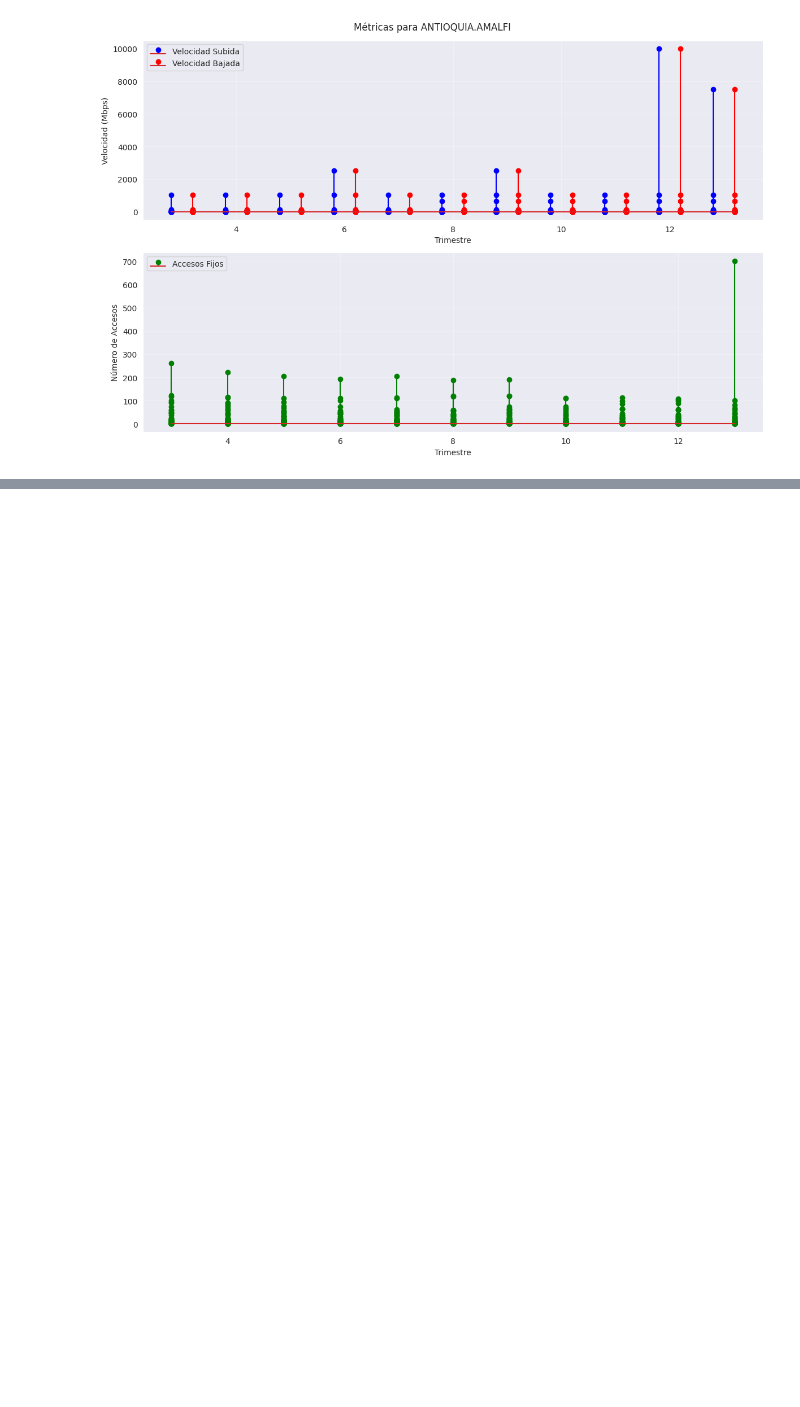
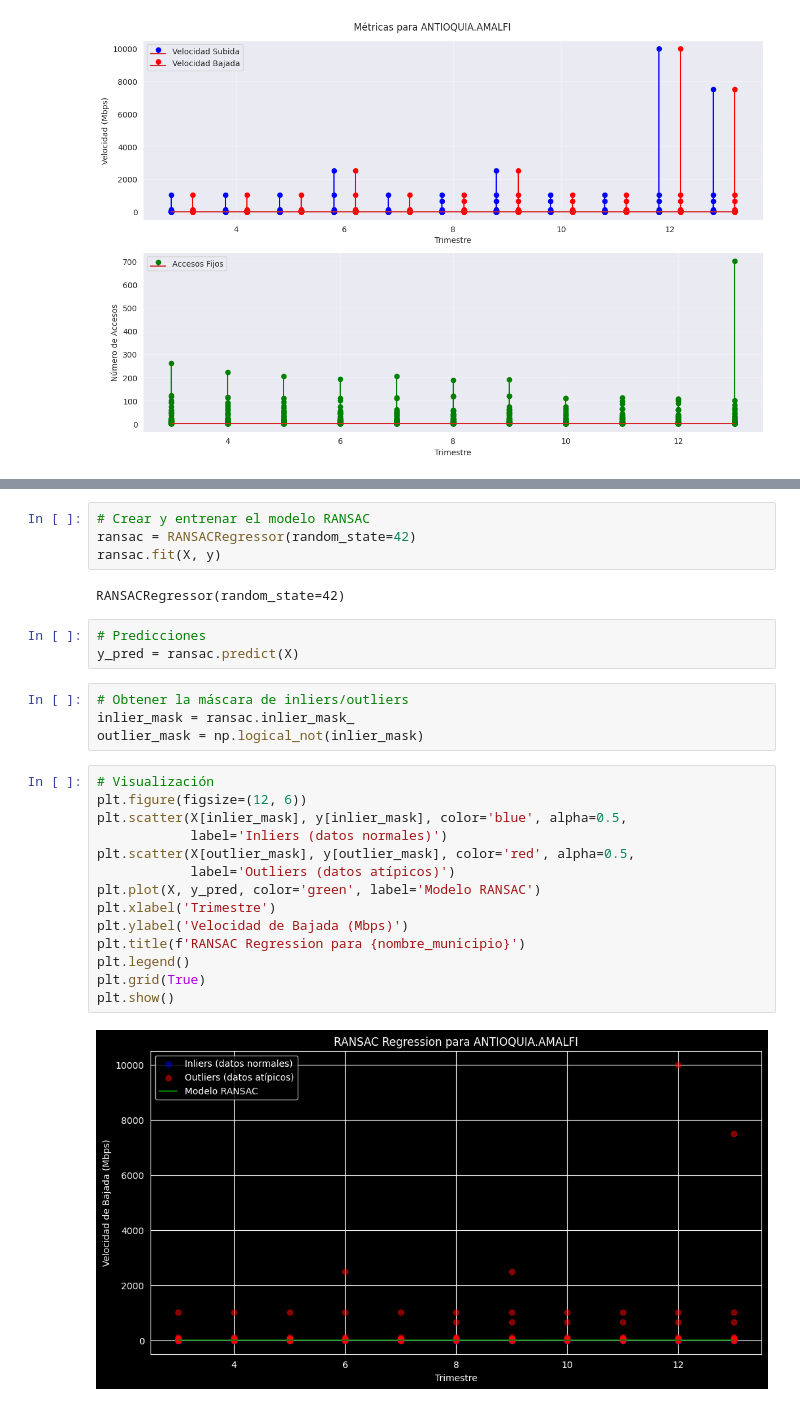
Before and after one commit to afelro97/InternetAccessColombia, a Jupyter notebook: InternetAccessColombia-DataCleaning/reivision_dataset_a_usar.ipynb, the cells around one changed output, grey strips where cells are left out. Saved outputs shown, nothing was run; the diff lists cells and outputs as text; blank space fills up the shorter version.

```diff
--- a/InternetAccessColombia-DataCleaning/reivision_dataset_a_usar.ipynb
+++ b/InternetAccessColombia-DataCleaning/reivision_dataset_a_usar.ipynb
@@ -166,0 +218,29 @@ plt.show()
+# %%
+# Crear y entrenar el modelo RANSAC
+ransac = RANSACRegressor(random_state=42)
+ransac.fit(X, y)
+# %% [output]
+RANSACRegressor(random_state=42)
+# %%
+# Predicciones
+y_pred = ransac.predict(X)
+# %%
+# Obtener la máscara de inliers/outliers
+inlier_mask = ransac.inlier_mask_
+outlier_mask = np.logical_not(inlier_mask)
+# %%
+# Visualización
+plt.figure(figsize=(12, 6))
+plt.scatter(X[inlier_mask], y[inlier_mask], color='blue', alpha=0.5,
+            label='Inliers (datos normales)')
+plt.scatter(X[outlier_mask], y[outlier_mask], color='red', alpha=0.5,
+            label='Outliers (datos atípicos)')
+plt.plot(X, y_pred, color='green', label='Modelo RANSAC')
+plt.xlabel('Trimestre')
+plt.ylabel('Velocidad de Bajada (Mbps)')
+plt.title(f'RANSAC Regression para {nombre_municipio}')
+plt.legend()
+plt.grid(True)
+plt.show()
+# %% [output]
+[figure, added]
```
Also changed, not shown: parts of 27 cells of this notebook, 2 other files.
